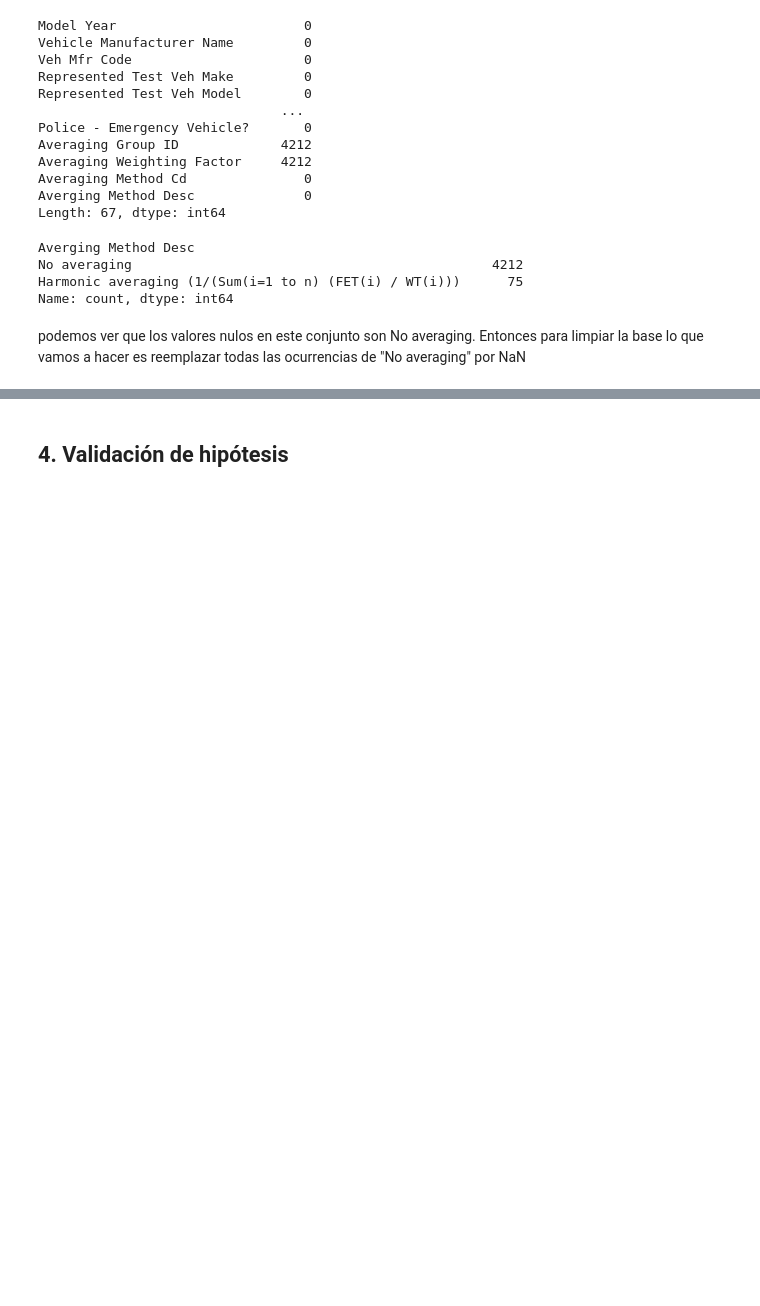
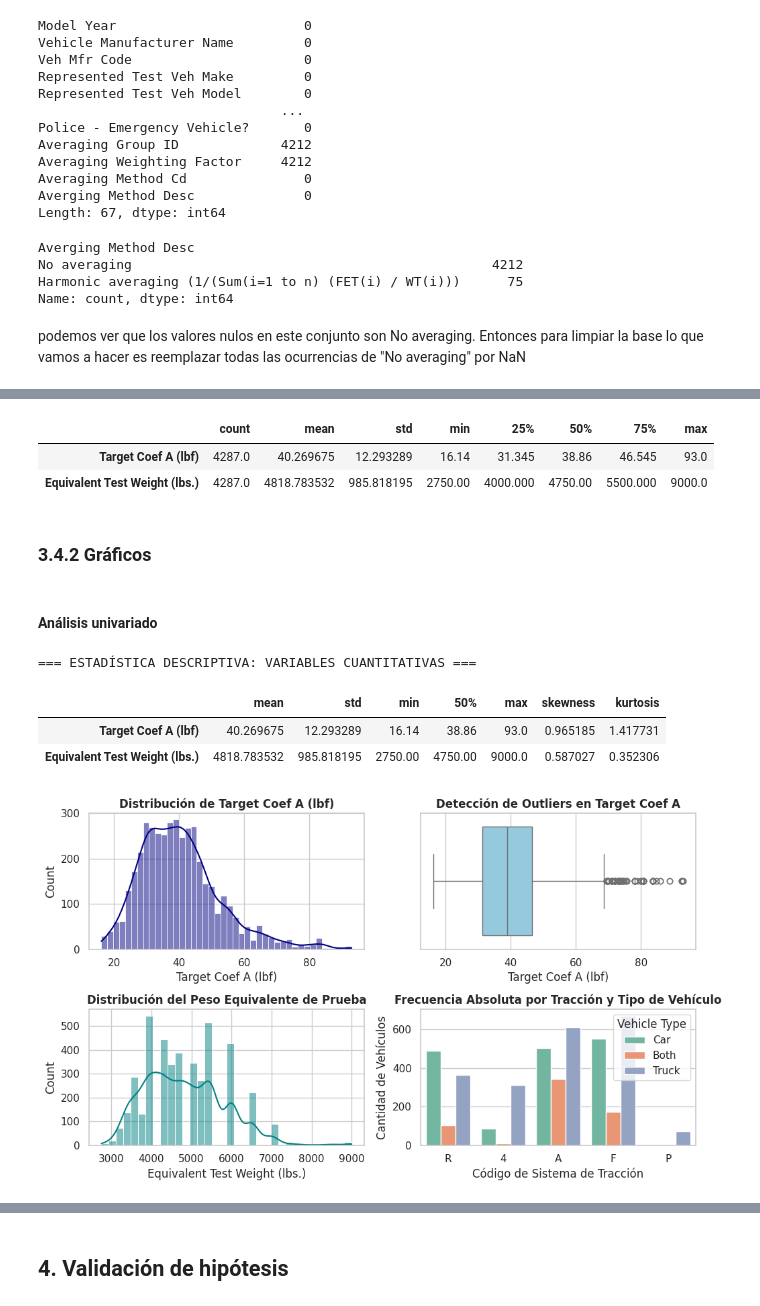
Before and after one commit to jpedonediez/Fundamentos, a Jupyter notebook: tpe_EPA_FE.ipynb, the cells around one changed output, grey strips where cells are left out. Drawn from its saved outputs; the diff is of its cells as text; code cells hidden in the pictures; blank space fills up the shorter version.

```diff
--- a/tpe_EPA_FE.ipynb
+++ b/tpe_EPA_FE.ipynb
@@ -141,0 +147,4 @@ Length: 67, dtype: int64
+# %%
+#Eliminación Model Year  y FE UNIT por ser constante, valor estático
+clean_df = clean_df.drop('Model Year', axis=1)
+clean_df = clean_df.drop('FE_UNIT', axis=1)
@@ -143,0 +368,4 @@ Length: 67, dtype: int64
+# %%
+#aislamos el conjunto de datos para la hipótesis
+dataset['h4_df'] = dataset['raw'][dataset['h4_cols']].copy()
+dataset['h4_df'].info()
@@ -143,0 +454,11 @@ Length: 67, dtype: int64
+# %%
+# se crea variable combinada (Grupo_interaccion) para facilitar la visualización en los gráficos
+def etiquetar_grupo(row):
+    tipo = "Truck/Both" if row['Es_Truck_o_Both'] == 1 else "Car"
+    traccion = "AWD/4WD" if row['Es_AWD_4WD'] == 1 else "2WD"
+    return f"{tipo} | {traccion}"
+
+dataset['h4_df']['Grupo_Interaccion'] = dataset['h4_df'].apply(etiquetar_grupo, axis=1)
+
+print("Mapeo y recodificación ejecutados exitosamente.")
+dataset['h4_df'][['Vehicle Type', 'Es_Truck_o_Both', 'Drive System Code', 'Es_AWD_4WD', 'Grupo_Interaccion']].head()
@@ -143,0 +500,56 @@ Length: 67, dtype: int64
+# %%
+dataset['h4_df'][[dataset['h4_var_dep'], 'Equivalent Test Weight (lbs.)']].describe().T
+# %% [output]
+|  | count | mean | std | min | 25% | 50% | 75% | max |
+| Target Coef A (lbf) | 4287.0 | 40.269675 | 12.293289 | 16.14 | 31.345 | 38.86 | 46.545 | 93.0 |
+| Equivalent Test Weight (lbs.) | 4287.0 | 4818.783532 | 985.818195 | 2750.00 | 4000.000 | 4750.00 | 5500.000 | 9000.0 |
+# %% [markdown]
+### 3.4.2 Gráficos
+# %% [markdown]
+#### Análisis univariado
+# %%
+import matplotlib.pyplot as plt
+import seaborn as sns
+
+# 1. Tabla de Estadísticos Descriptivos Cuantitativos
+print("=== ESTADÍSTICA DESCRIPTIVA: VARIABLES CUANTITATIVAS ===")
+stats_num = dataset['h4_df'][[dataset['h4_var_dep'], 'Equivalent Test Weight (lbs.)']].describe().T
+stats_num['skewness'] = dataset['h4_df'][[dataset['h4_var_dep'], 'Equivalent Test Weight (lbs.)']].skew()
+stats_num['kurtosis'] = dataset['h4_df'][[dataset['h4_var_dep'], 'Equivalent Test Weight (lbs.)']].kurt()
+display(stats_num[['mean', 'std', 'min', '50%', 'max', 'skewness', 'kurtosis']])
+
+# 2. Gráfico 1: Distribución Univariada de Target Coef A y Peso Equivalente. Creamos como n dashboard, una matriz de  2x2 en 1 figura
+fig, axes = plt.subplots(2, 2)
+
+# Subplot A: Histograma Target Coef A
+sns.histplot(data=dataset['h4_df'], x=dataset['h4_var_dep'], kde=True, ax=axes[0,0], color='navy')
+axes[0,0].set_title('Distribución de Target Coef A (lbf)', fontweight='bold')
+axes[0,0].set_xlabel('Target Coef A (lbf)')
+
+# Subplot B: Boxplot Target Coef A
+sns.boxplot(data=dataset['h4_df'], x=dataset['h4_var_dep'], ax=axes[0,1], color='skyblue')
+axes[0,1].set_title('Detección de Outliers en Target Coef A', fontweight='bold')
+axes[0,1].set_xlabel('Target Coef A (lbf)')
+
+# Subplot C: Histograma Peso Equivalente --> visualización de l avairbailidad de Equivalent Test Weight (lbs.)
+sns.histplot(data=dataset['h4_df'], x='Equivalent Test Weight (lbs.)', kde=True, ax=axes[1,0], color='teal')
+axes[1,0].set_title('Distribución del Peso Equivalente de Prueba', fontweight='bold')
+axes[1,0].set_xlabel('Equivalent Test Weight (lbs.)')
+
+# Subplot D: Frecuencias de Categorías de Tracción
+sns.countplot(data=dataset['h4_df'], x='Drive System Code', hue='Vehicle Type', ax=axes[1,1], palette='Set2')
+axes[1,1].set_title('Frecuencia Absoluta por Tracción y Tipo de Vehículo', fontweight='bold')
+axes[1,1].set_xlabel('Código de Sistema de Tracción')
+axes[1,1].set_ylabel('Cantidad de Vehículos')
+
+plt.tight_layout()  #ajusta automáticamente los márgenes y espacios entre los 4 subplots
+plt.show()
+
+# el prefijo set, ejemplo axes[].set_title es la sintaxis orientada a objetos de Axes.
+# ax=  axes[,] elije el cuadrante de la caja de 2x2 donde se va a posicionar el gráfico
+# %% [output]
+=== ESTADÍSTICA DESCRIPTIVA: VARIABLES CUANTITATIVAS ===
+|  | mean | std | min | 50% | max | skewness | kurtosis |
+| Target Coef A (lbf) | 40.269675 | 12.293289 | 16.14 | 38.86 | 93.0 | 0.965185 | 1.417731 |
+| Equivalent Test Weight (lbs.) | 4818.783532 | 985.818195 | 2750.00 | 4750.00 | 9000.0 | 0.587027 | 0.352306 |
+[figure, added]
```
Also changed, not shown: parts of 48 cells of this notebook, 1 other file.
